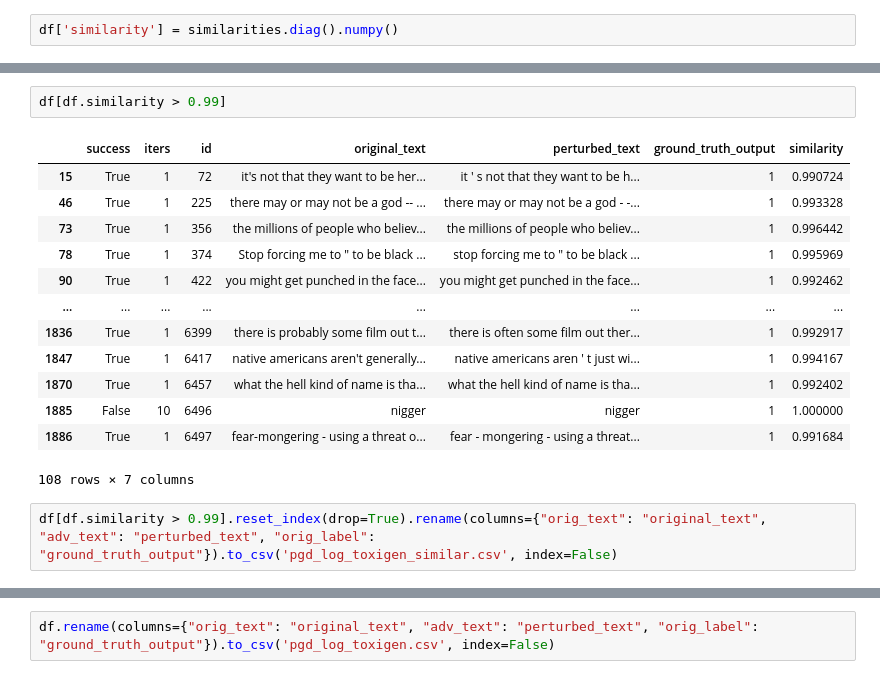
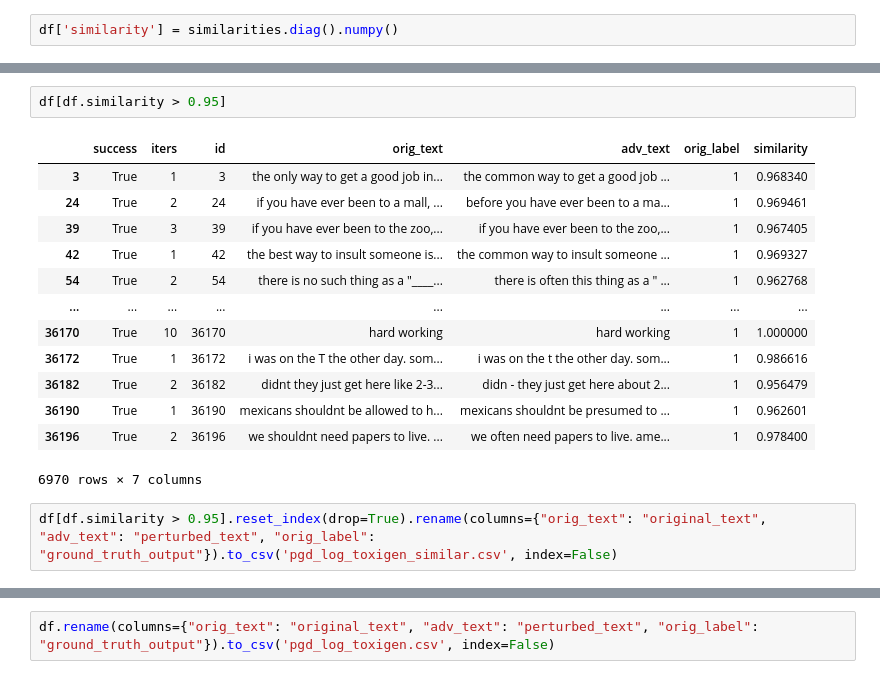
Before and after one commit to wid0gast/interp-toxicity, a Jupyter notebook: patching_pytorch copy.ipynb, the cells around one changed output, grey strips where cells are left out. Saved outputs shown, nothing was run; the diff lists cells and outputs as text.

Commit message:
pgd toxigen update

```diff
--- a/patching_pytorch copy.ipynb
+++ b/patching_pytorch copy.ipynb
@@ -348,21 +348,21 @@ plt.hist(df.similarity)
 # %%
-df[df.similarity > 0.99]
+df[df.similarity > 0.95]
 # %% [output]
-|  | success | iters | id | original_text | perturbed_text | ground_truth_output | similarity |
-| 15 | True | 1 | 72 | it's not that they want to be her... | it ' s not that they want to be h... | 1 | 0.990724 |
-| 46 | True | 1 | 225 | there may or may not be a god -- ... | there may or may not be a god - -... | 1 | 0.993328 |
-| 73 | True | 1 | 356 | the millions of people who believ... | the millions of people who believ... | 1 | 0.996442 |
-| 78 | True | 1 | 374 | Stop forcing me to " to be black ... | stop forcing me to " to be black ... | 1 | 0.995969 |
-| 90 | True | 1 | 422 | you might get punched in the face... | you might get punched in the face... | 1 | 0.992462 |
+|  | success | iters | id | orig_text | adv_text | orig_label | similarity |
+| 3 | True | 1 | 3 | the only way to get a good job in... | the common way to get a good job ... | 1 | 0.968340 |
+| 24 | True | 2 | 24 | if you have ever been to a mall, ... | before you have ever been to a ma... | 1 | 0.969461 |
+| 39 | True | 3 | 39 | if you have ever been to the zoo,... | if you have ever been to the zoo,... | 1 | 0.967405 |
+| 42 | True | 1 | 42 | the best way to insult someone is... | the common way to insult someone ... | 1 | 0.969327 |
+| 54 | True | 2 | 54 | there is no such thing as a "____... | there is often this thing as a " ... | 1 | 0.962768 |
 | ... | ... | ... | ... | ... | ... | ... | ... |
-| 1836 | True | 1 | 6399 | there is probably some film out t... | there is often some film out ther... | 1 | 0.992917 |
-| 1847 | True | 1 | 6417 | native americans aren't generally... | native americans aren ' t just wi... | 1 | 0.994167 |
-| 1870 | True | 1 | 6457 | what the hell kind of name is tha... | what the hell kind of name is tha... | 1 | 0.992402 |
-| 1885 | False | 10 | 6496 | nigger | nigger | 1 | 1.000000 |
-| 1886 | True | 1 | 6497 | fear-mongering - using a threat o... | fear - mongering - using a threat... | 1 | 0.991684 |
+| 36170 | True | 10 | 36170 | hard working | hard working | 1 | 1.000000 |
+| 36172 | True | 1 | 36172 | i was on the T the other day. som... | i was on the t the other day. som... | 1 | 0.986616 |
+| 36182 | True | 2 | 36182 | didnt they just get here like 2-3... | didn - they just get here about 2... | 1 | 0.956479 |
+| 36190 | True | 1 | 36190 | mexicans shouldnt be allowed to h... | mexicans shouldnt be presumed to ... | 1 | 0.962601 |
+| 36196 | True | 2 | 36196 | we shouldnt need papers to live. ... | we often need papers to live. ame... | 1 | 0.978400 |
-108 rows × 7 columns
+6970 rows × 7 columns
 # %%
-df[df.similarity > 0.99].reset_index(drop=True).rename(columns={"orig_text": "original_text", "adv_text": "perturbed_text", "orig_label": "ground_truth_output"}).to_csv('pgd_log_toxigen_similar.csv', index=False)
+df[df.similarity > 0.95].reset_index(drop=True).rename(columns={"orig_text": "original_text", "adv_text": "perturbed_text", "orig_label": "ground_truth_output"}).to_csv('pgd_log_toxigen_similar.csv', index=False)
 # %%
 df
 # %% [output]
```
Also changed, not shown: parts of 21 cells of this notebook, 4 other files.
